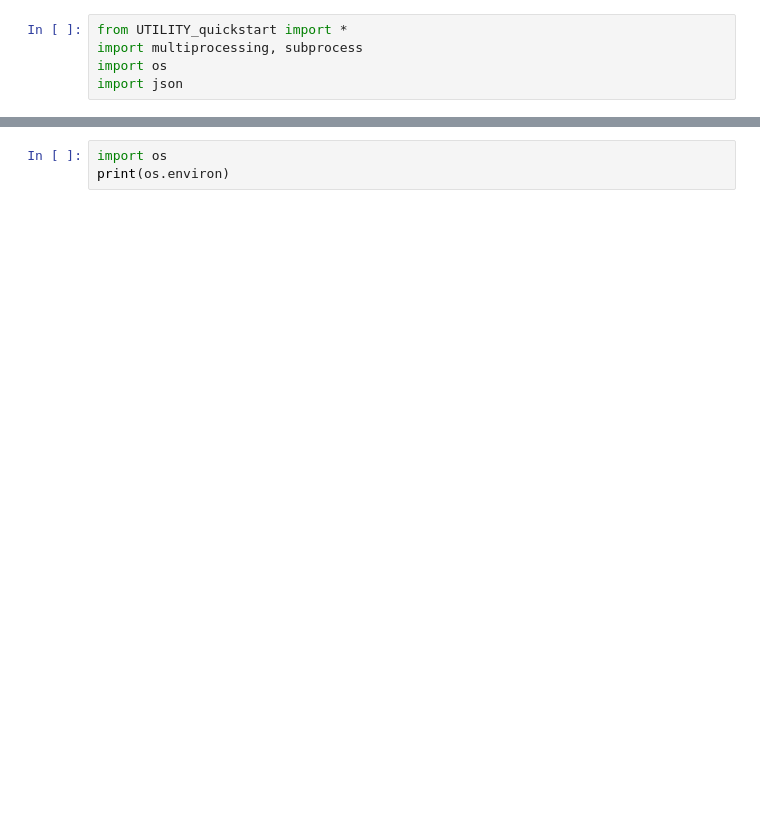
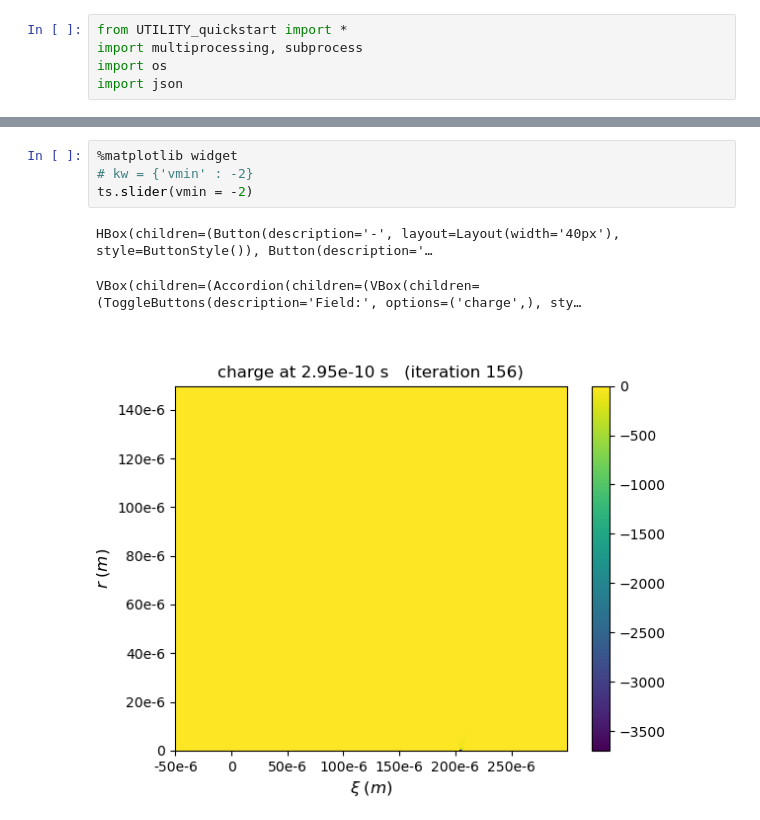
Before and after one commit to tdalichaouch/FACET2-S2E, a Jupyter notebook: Example - QPAD simulation.ipynb, the cells around one changed output, grey strips where cells are left out. Saved outputs shown, nothing was run; the diff lists cells and outputs as text; blank space fills up the shorter version.

```diff
--- a/Example - QPAD simulation.ipynb
+++ b/Example - QPAD simulation.ipynb
@@ -227,4 +310,9 @@ plt.show()
 # %%
-import os
-print(os.environ)
+%matplotlib widget
+# kw = {'vmin' : -2}
+ts.slider(vmin = -2)
+# %% [output]
+HBox(children=(Button(description='-', layout=Layout(width='40px'), style=ButtonStyle()), Button(description='…
+VBox(children=(Accordion(children=(VBox(children=(ToggleButtons(description='Field:', options=('charge',), sty…
+[figure, added]
 # %%
```
Also changed, not shown: parts of 6 cells of this notebook, 5 other files.
